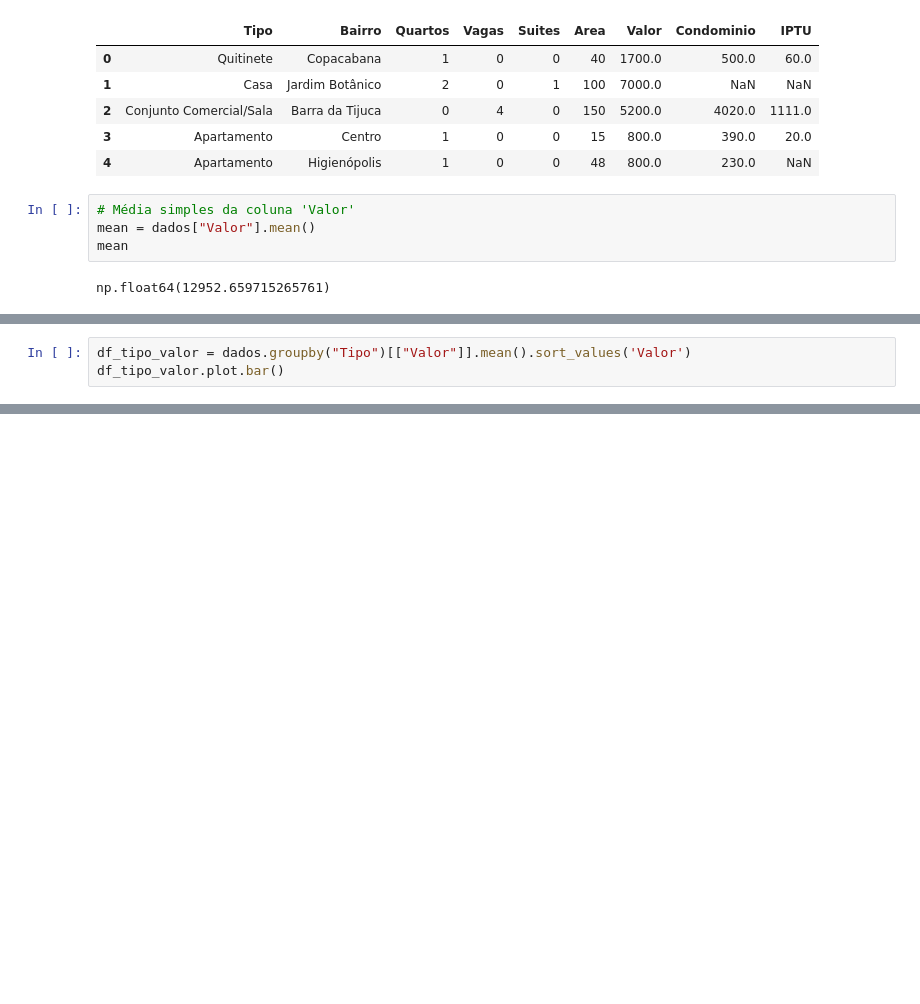
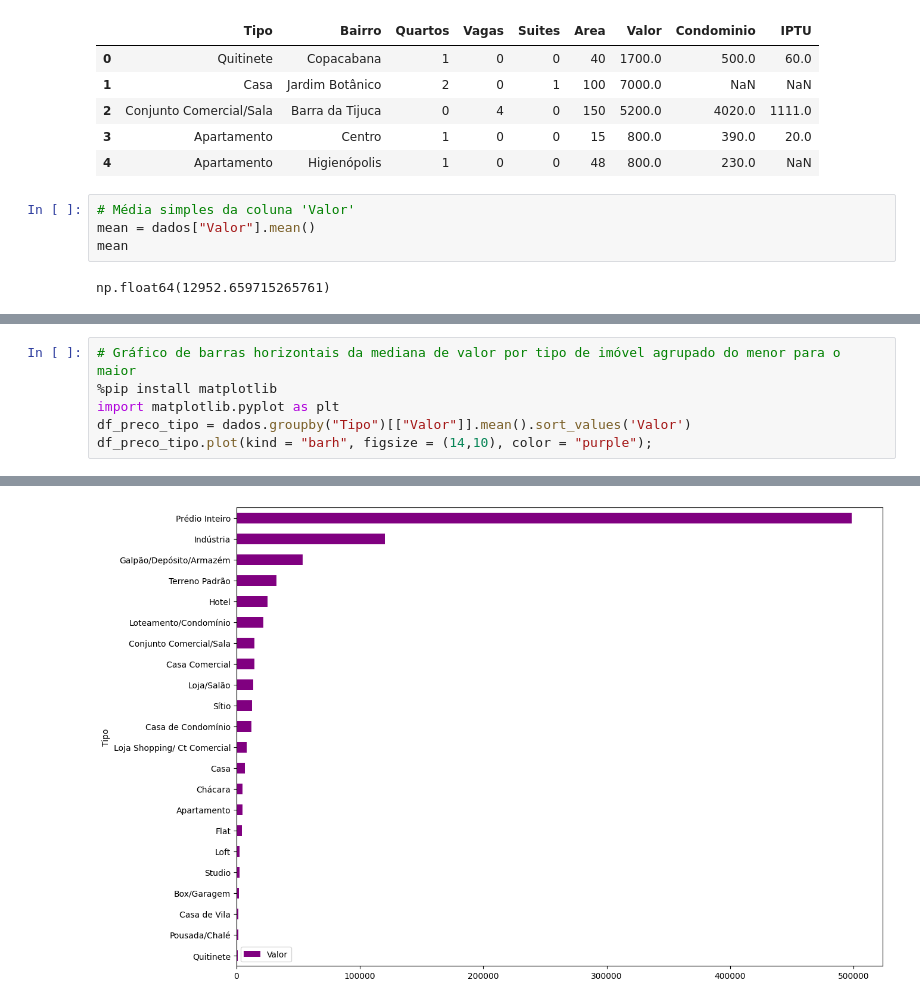
Before and after one commit to Iltonns/Estudo-e-Projetos-Alura, a Jupyter notebook: Python para Data Sciense/Pandas/analise_exploratorio.ipynb, the cells around one changed output, grey strips where cells are left out. Saved outputs shown, nothing was run; the diff lists cells and outputs as text; blank space fills up the shorter version.

```diff
--- a/Python para Data Sciense/Pandas/analise_exploratorio.ipynb
+++ b/Python para Data Sciense/Pandas/analise_exploratorio.ipynb
@@ -37,3 +93,7 @@ dados.groupby("Tipo")[["Valor"]].mean().sort_values('Valor')
 # %%
-df_tipo_valor = dados.groupby("Tipo")[["Valor"]].mean().sort_values('Valor')
-df_tipo_valor.plot.bar()
+# Gráfico de barras horizontais da mediana de valor por tipo de imóvel agrupado do menor para o maior
+%pip install matplotlib
+import matplotlib.pyplot as plt
+df_preco_tipo = dados.groupby("Tipo")[["Valor"]].mean().sort_values('Valor')
+df_preco_tipo.plot(kind = "barh", figsize = (14,10), color = "purple");
+# %% [output]
@@ -39,0 +112 @@ df_tipo_valor.plot.bar()
+[figure, added]
```
Also changed, not shown: parts of 19 cells of this notebook, 1 other file.
